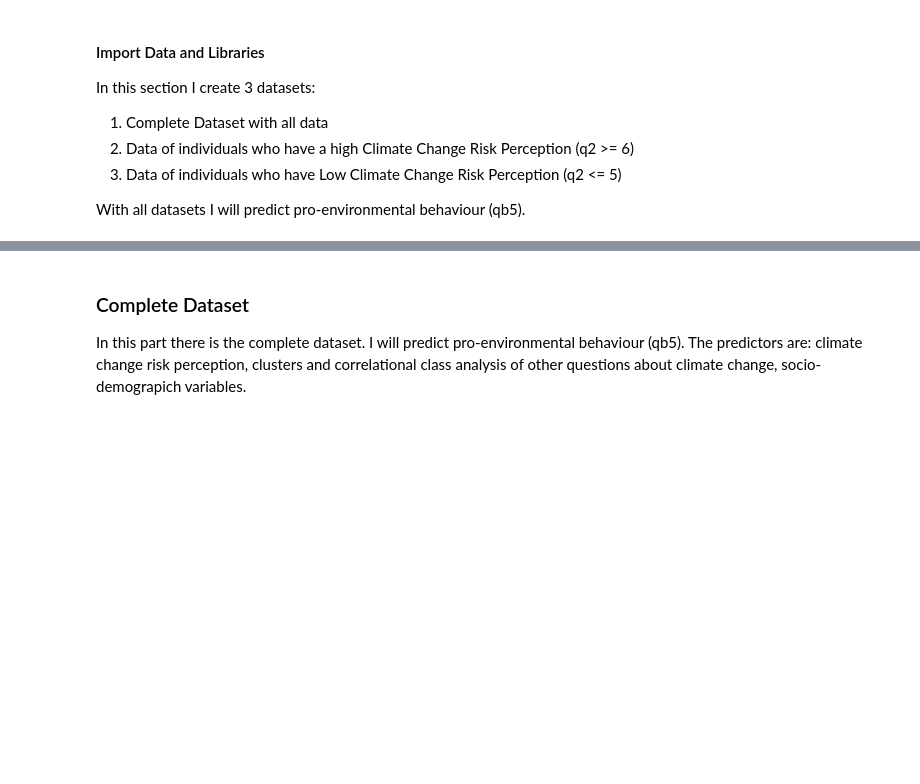
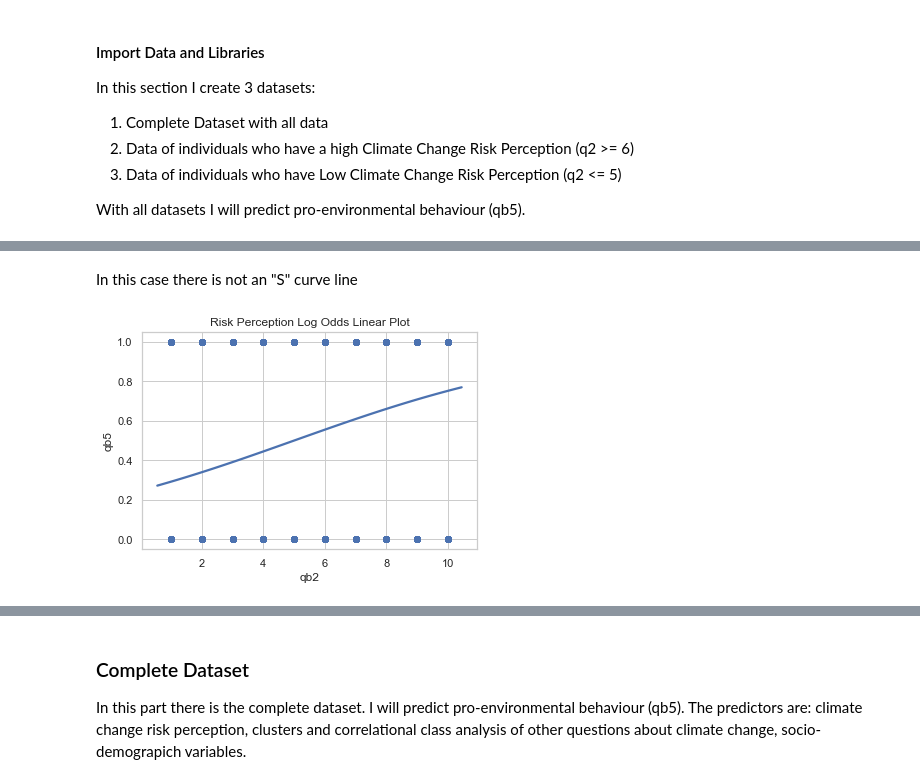
Before and after one commit to claudiagiuspoli/pro-environmental-behaviour, a Jupyter notebook: logistic regression.ipynb, the cells around one changed output, grey strips where cells are left out. Saved outputs shown, nothing was run; the diff lists cells and outputs as text; code cells hidden in the pictures; blank space fills up the shorter version.

```diff
--- a/logistic regression.ipynb
+++ b/logistic regression.ipynb
@@ -45,0 +57,6 @@ df2 = df[df.qb2 <= 5]
+# %% [markdown]
+In this case there is not an "S" curve line
+# %%
+qb2 = sns.regplot(x= 'qb2', y= 'qb5', data= df, logistic= True, ci = None).set_title("Risk Perception Log Odds Linear Plot")
+# %% [output]
+[figure, added]
```
Also changed, not shown: parts of 10 cells of this notebook, 4 other files.
